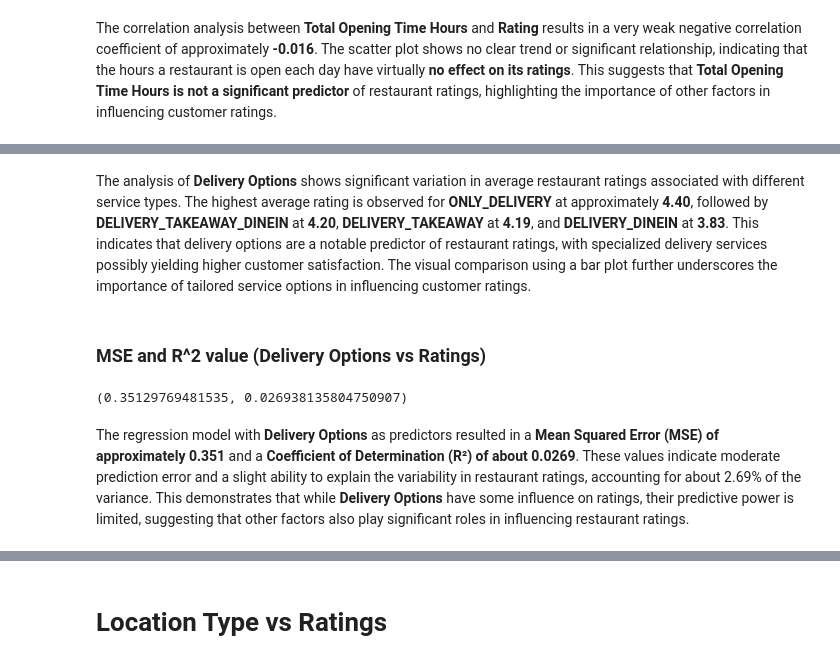
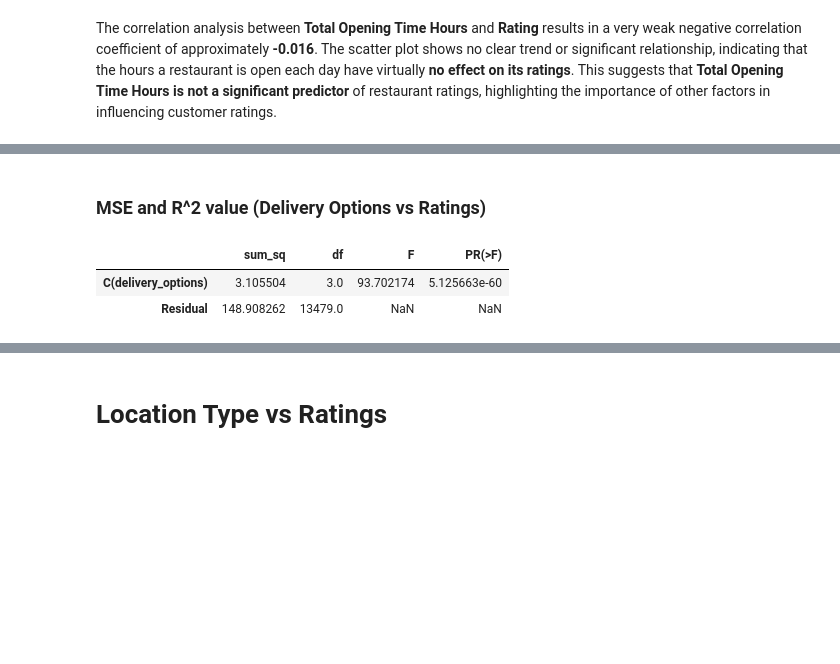
Before and after one commit to KCCHONG1997/ntu-grabsg-datasci-miniproject, a Jupyter notebook: Data Analysis.ipynb, the cells around one changed output, grey strips where cells are left out. Cells and saved outputs as stored; diff of their text form; code cells hidden in the pictures; blank space fills up the shorter version.

```diff
--- a/Data Analysis.ipynb
+++ b/Data Analysis.ipynb
@@ -138,37 +145,16 @@ Name: rating, dtype: float64
-# %% [markdown]
-The analysis of **Delivery Options** shows significant variation in average restaurant ratings associated with different service types. The highest average rating is observed for **ONLY_DELIVERY** at approximately **4.40**, followed by **DELIVERY_TAKEAWAY_DINEIN** at **4.20**, **DELIVERY_TAKEAWAY** at **4.19**, and **DELIVERY_DINEIN** at **3.83**. This indicates that delivery options are a notable predictor of restaurant ratings, with specialized delivery services possibly yielding higher customer satisfaction. The visual comparison using a bar plot further underscores the importance of tailored service options in influencing customer ratings.
 # %% [markdown]
 ### MSE and R^2 value (Delivery Options vs Ratings)
 # %%
-from sklearn.preprocessing import OneHotEncoder
+import statsmodels.api as sm
+from statsmodels.formula.api import ols
 
-# Prepare the data by dropping NaN values
-data_filtered_delivery_options = resData.dropna(subset=['rating', 'delivery_options'])
+# Fit an ANOVA model
+anova_model = ols('weighted_rating ~ C(delivery_options)', data=data_final).fit()
 
-# One-hot encoding 'delivery_options'
-encoder = OneHotEncoder()
-X_encoded = encoder.fit_transform(data_filtered_delivery_options[['delivery_options']]).toarray()
-X_encoded_df = pd.DataFrame(X_encoded, columns=encoder.get_feature_names_out(['delivery_options']))
-
-# Target variable
-y_delivery_options = data_filtered_delivery_options['rating']
-
-# Splitting the data
-X_train_do, X_test_do, y_train_do, y_test_do = train_test_split(X_encoded_df, y_delivery_options, test_size=0.2, random_state=42)
-
-# Create a linear regression model
-model_do = LinearRegression()
-model_do.fit(X_train_do, y_train_do)
-
-# Predicting ratings
-y_pred_do = model_do.predict(X_test_do)
-
-# Calculate MSE and R²
-mse_do = mean_squared_error(y_test_do, y_pred_do)
-r2_do = r2_score(y_test_do, y_pred_do)
-
-mse_do, r2_do
+# Perform the ANOVA test
+anova_table = sm.stats.anova_lm(anova_model, typ=2)
+anova_table
 # %% [output]
-(0.35129769481535, 0.026938135804750907)
+|  | sum_sq | df | F | PR(>F) |
+| C(delivery_options) | 3.105504 | 3.0 | 93.702174 | 5.125663e-60 |
+| Residual | 148.908262 | 13479.0 | NaN | NaN |
-# %% [markdown]
-The regression model with **Delivery Options** as predictors resulted in a **Mean Squared Error (MSE) of approximately 0.351** and a **Coefficient of Determination (R²) of about 0.0269**. These values indicate moderate prediction error and a slight ability to explain the variability in restaurant ratings, accounting for about 2.69% of the variance. This demonstrates that while **Delivery Options** have some influence on ratings, their predictive power is limited, suggesting that other factors also play significant roles in influencing restaurant ratings.
```
Also changed, not shown: parts of 25 cells of this notebook.
